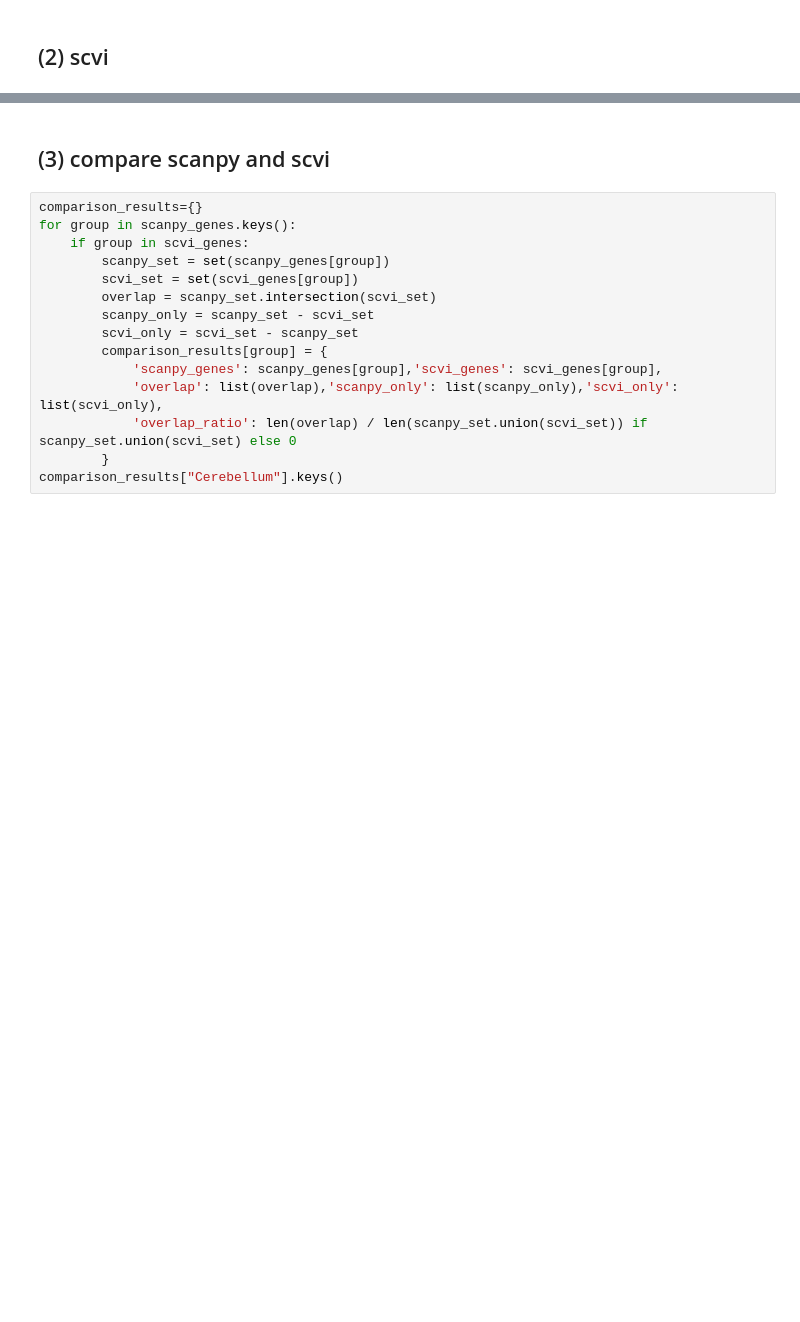
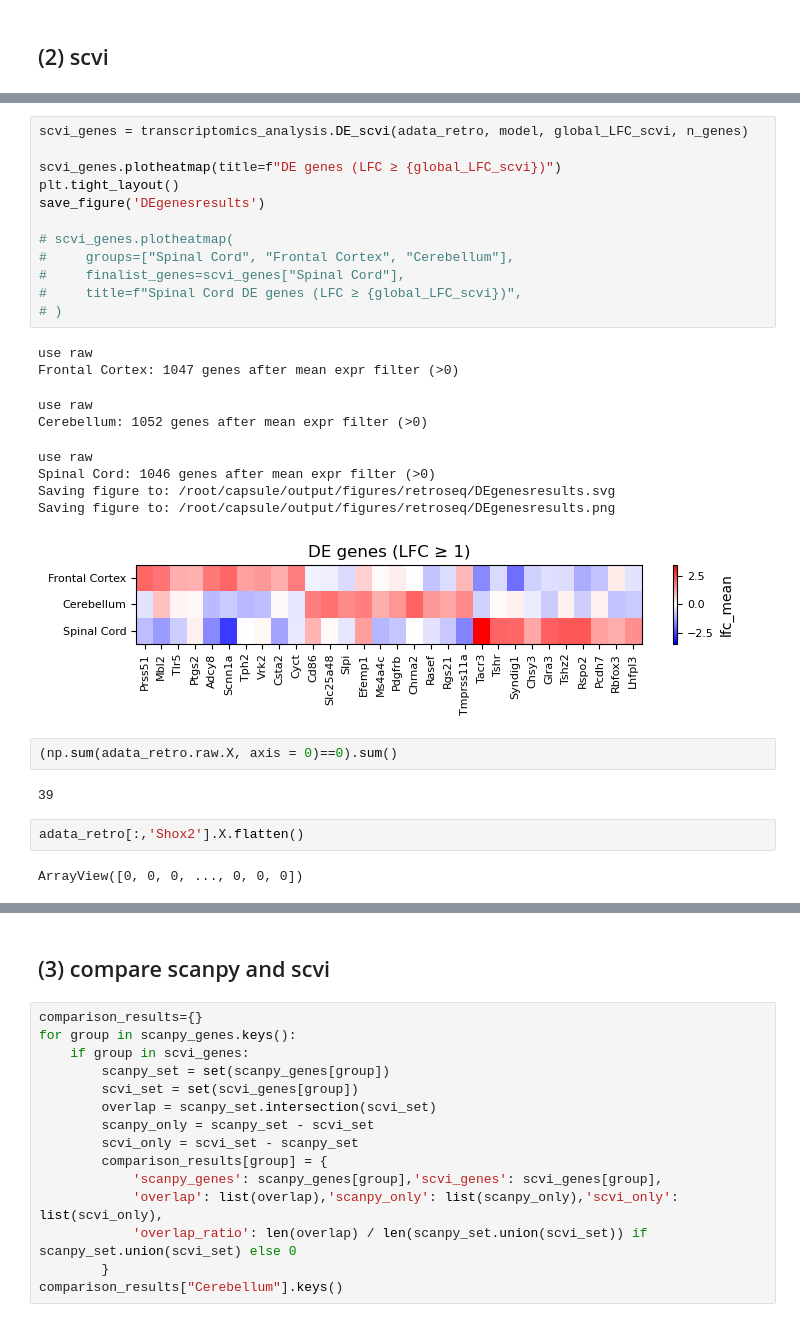
Before and after one commit to ShuonanChen/LCNE_transcriptomics, a Jupyter notebook: notebooks/retroseq/plot_all_retroseq_figs.ipynb, the cells around one changed output, grey strips where cells are left out. Cells and saved outputs as stored; diff of their text form; blank space fills up the shorter version.

```diff
--- a/notebooks/retroseq/plot_all_retroseq_figs.ipynb
+++ b/notebooks/retroseq/plot_all_retroseq_figs.ipynb
@@ -344,0 +310,30 @@ Saving figure to: /root/capsule/output/figures/retroseq/DEgenesresults.png
+# %%
+scvi_genes = transcriptomics_analysis.DE_scvi(adata_retro, model, global_LFC_scvi, n_genes)
+
+scvi_genes.plotheatmap(title=f"DE genes (LFC ≥ {global_LFC_scvi})")
+plt.tight_layout()
+save_figure('DEgenesresults')
+
+# scvi_genes.plotheatmap(
+#     groups=["Spinal Cord", "Frontal Cortex", "Cerebellum"],
+#     finalist_genes=scvi_genes["Spinal Cord"],
+#     title=f"Spinal Cord DE genes (LFC ≥ {global_LFC_scvi})",
+# )
+# %% [output]
+use raw
+Frontal Cortex: 1047 genes after mean expr filter (>0)
+use raw
+Cerebellum: 1052 genes after mean expr filter (>0)
+use raw
+Spinal Cord: 1046 genes after mean expr filter (>0)
+Saving figure to: /root/capsule/output/figures/retroseq/DEgenesresults.svg
+Saving figure to: /root/capsule/output/figures/retroseq/DEgenesresults.png
+[figure, added]
+# %%
+(np.sum(adata_retro.raw.X, axis = 0)==0).sum()
+# %% [output]
+39
+# %%
+adata_retro[:,'Shox2'].X.flatten()
+# %% [output]
+ArrayView([0, 0, 0, ..., 0, 0, 0])
```
Also changed, not shown: parts of 17 cells of this notebook, 2 other files.
